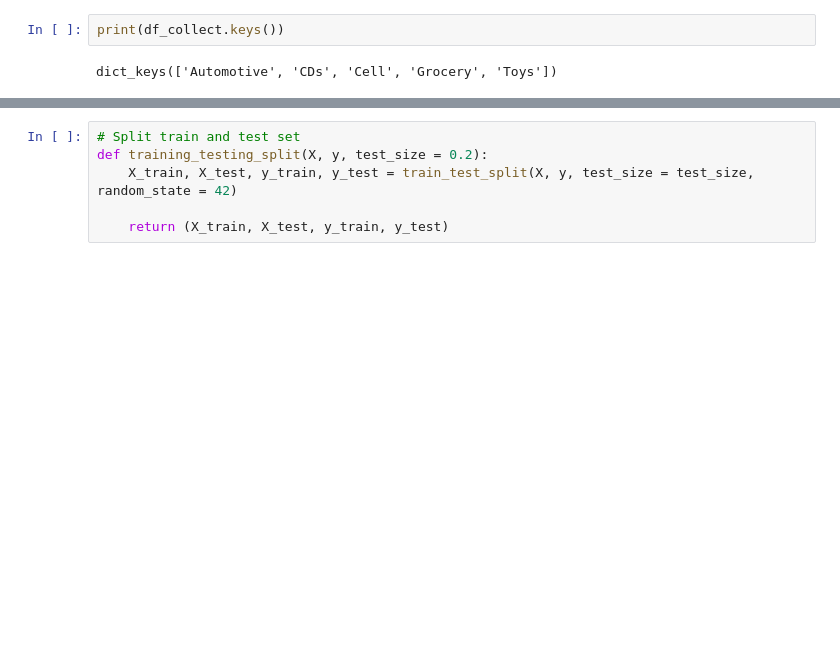
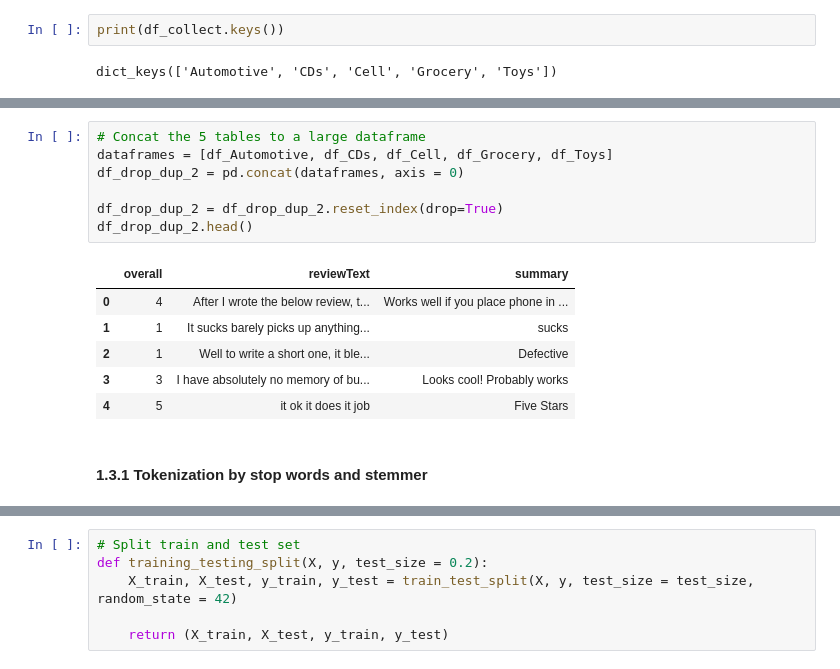
Before and after one commit to victorwang12729/amazon-prediction, a Jupyter notebook: amazon_prediction.ipynb, the cells around one changed output, grey strips where cells are left out. Drawn from its saved outputs; the diff is of its cells as text; blank space fills up the shorter version.

```diff
--- a/amazon_prediction.ipynb
+++ b/amazon_prediction.ipynb
@@ -305,0 +243,16 @@ print(X_CDs)
+# %%
+# Concat the 5 tables to a large dataframe
+dataframes = [df_Automotive, df_CDs, df_Cell, df_Grocery, df_Toys]
+df_drop_dup_2 = pd.concat(dataframes, axis = 0)
+
+df_drop_dup_2 = df_drop_dup_2.reset_index(drop=True)
+df_drop_dup_2.head()
+# %% [output]
+|  | overall | reviewText | summary |
+| 0 | 4 | After I wrote the below review, t... | Works well if you place phone in ... |
+| 1 | 1 | It sucks barely picks up anything... | sucks |
+| 2 | 1 | Well to write a short one, it ble... | Defective |
+| 3 | 3 | I have absolutely no memory of bu... | Looks cool! Probably works |
+| 4 | 5 | it ok it does it job | Five Stars |
+# %% [markdown]
+#### 1.3.1 Tokenization by stop words and stemmer
```
Also changed, not shown: parts of 50 cells of this notebook.
